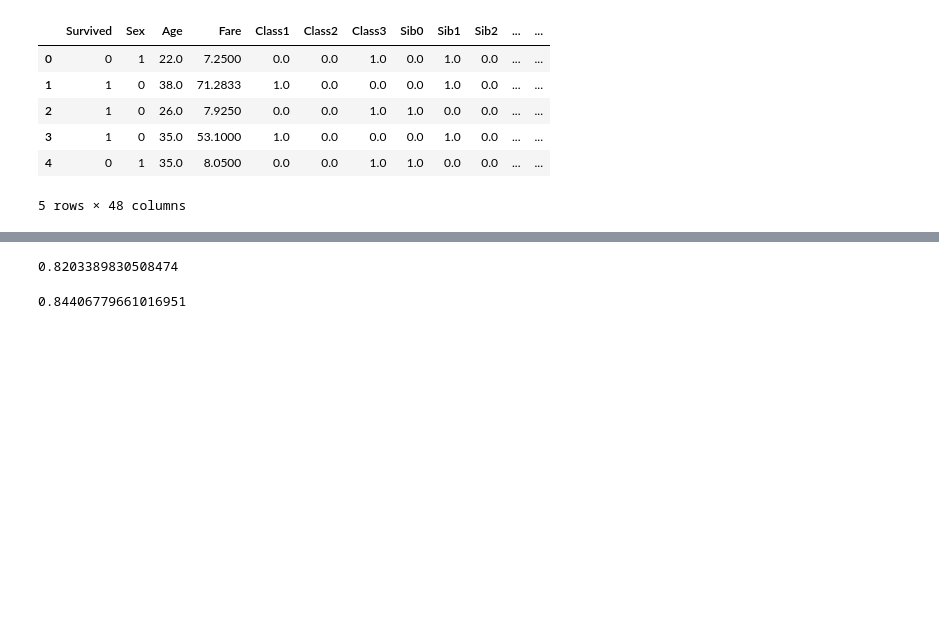
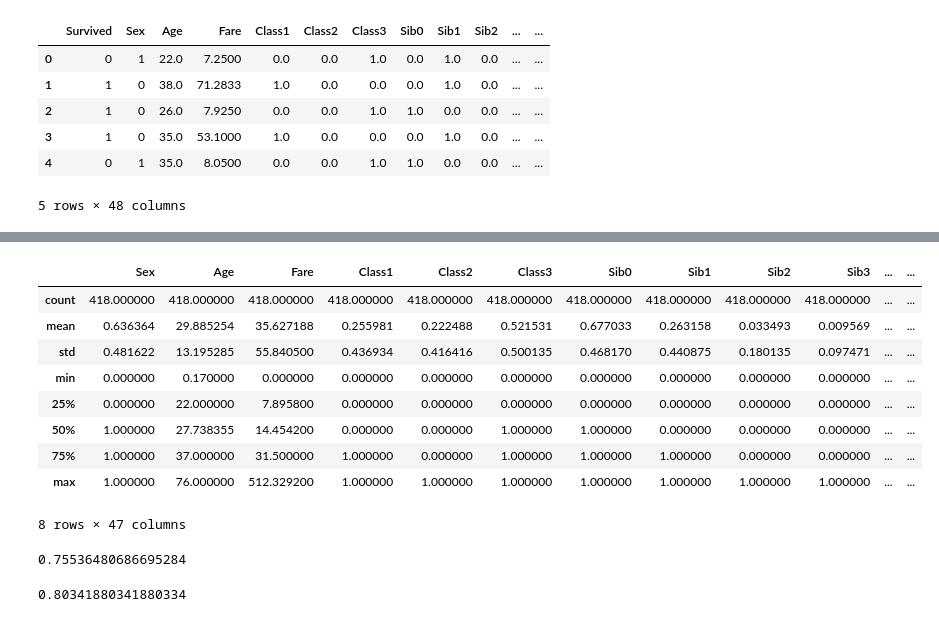
Before and after one commit to wielrenner/Titanic_Kaggle, a Jupyter notebook: Titanic_Kaggle.ipynb, the cells around one changed output, grey strips where cells are left out. Saved outputs shown, nothing was run; the diff lists cells and outputs as text; code cells hidden in the pictures; blank space fills up the shorter version.

```diff
--- a/Titanic_Kaggle.ipynb
+++ b/Titanic_Kaggle.ipynb
@@ -355,0 +366,12 @@ test['TitleMs'] = np.zeros(len(test))
+# %%
+test_dropped = test.dropna(axis=0, subset=['Age'])
+age_x_test = test_dropped.drop(['Age'], axis=1)
+age_y_test = test_dropped['Age']
+indices_test = []
+for i in range(len(test)):
+    if i not in test_dropped.index:
+        indices_test.append(i)
+age_x_test_pred = test.drop(['Age'], axis=1).iloc[indices_test,:]
+age_x_test.reset_index(drop=True)
+age_y_test.reset_index(drop=True)
+age_x_test_pred.reset_index(drop=True);
@@ -366,3 +415,16 @@ train.head()
+# %%
+test.describe()
+# %% [output]
+|  | Sex | Age | Fare | Class1 | Class2 | Class3 | Sib0 | Sib1 | Sib2 | Sib3 | ... | ... |
+| count | 418.000000 | 418.000000 | 418.000000 | 418.000000 | 418.000000 | 418.000000 | 418.000000 | 418.000000 | 418.000000 | 418.000000 | ... | ... |
+| mean | 0.636364 | 29.885254 | 35.627188 | 0.255981 | 0.222488 | 0.521531 | 0.677033 | 0.263158 | 0.033493 | 0.009569 | ... | ... |
+| std | 0.481622 | 13.195285 | 55.840500 | 0.436934 | 0.416416 | 0.500135 | 0.468170 | 0.440875 | 0.180135 | 0.097471 | ... | ... |
+| min | 0.000000 | 0.170000 | 0.000000 | 0.000000 | 0.000000 | 0.000000 | 0.000000 | 0.000000 | 0.000000 | 0.000000 | ... | ... |
+| 25% | 0.000000 | 22.000000 | 7.895800 | 0.000000 | 0.000000 | 0.000000 | 0.000000 | 0.000000 | 0.000000 | 0.000000 | ... | ... |
+| 50% | 1.000000 | 27.738355 | 14.454200 | 0.000000 | 0.000000 | 1.000000 | 1.000000 | 0.000000 | 0.000000 | 0.000000 | ... | ... |
+| 75% | 1.000000 | 37.000000 | 31.500000 | 1.000000 | 0.000000 | 1.000000 | 1.000000 | 1.000000 | 0.000000 | 0.000000 | ... | ... |
+| max | 1.000000 | 76.000000 | 512.329200 | 1.000000 | 1.000000 | 1.000000 | 1.000000 | 1.000000 | 1.000000 | 1.000000 | ... | ... |
+8 rows × 47 columns
 # %%
 from sklearn.model_selection import train_test_split
 
@@ -372,14 +434,14 @@ y_train = train['Survived']
 x_train_train, x_valid, y_train_train, y_valid = train_test_split(x_train, y_train, test_size=0.33, random_state=42)
 # %%
 from sklearn.linear_model import LogisticRegression
-from sklearn.metrics import accuracy_score
+from sklearn.metrics import f1_score
 
 clf = LogisticRegression()
 clf.fit(x_train_train, y_train_train)
 valid_pred = clf.predict(x_valid)
-accuracy_score(y_valid, valid_pred)
+f1_score(y_valid, valid_pred)
 # %% [output]
-0.8203389830508474
+0.75536480686695284
 # %%
 clf.fit(x_train, y_train)
 test_pred = clf.predict(test)
@@ -391,9 +453,9 @@ from sklearn.svm import SVC
 clf = SVC(kernel='linear', random_state=42)
 clf.fit(x_train_train, y_train_train)
 valid_pred = clf.predict(x_valid)
-accuracy_score(y_valid, valid_pred)
+f1_score(y_valid, valid_pred)
 # %% [output]
-0.84406779661016951
+0.80341880341880334
 # %%
 clf.fit(x_train, y_train)
 test_pred = clf.predict(test)
```
Also changed, not shown: parts of 12 cells of this notebook, 5 other files.
